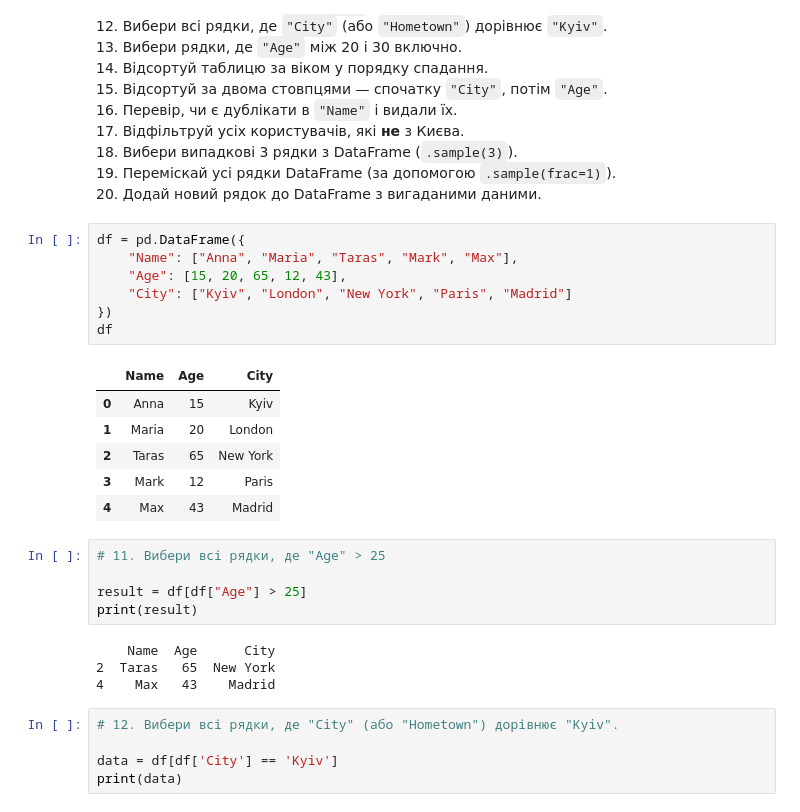
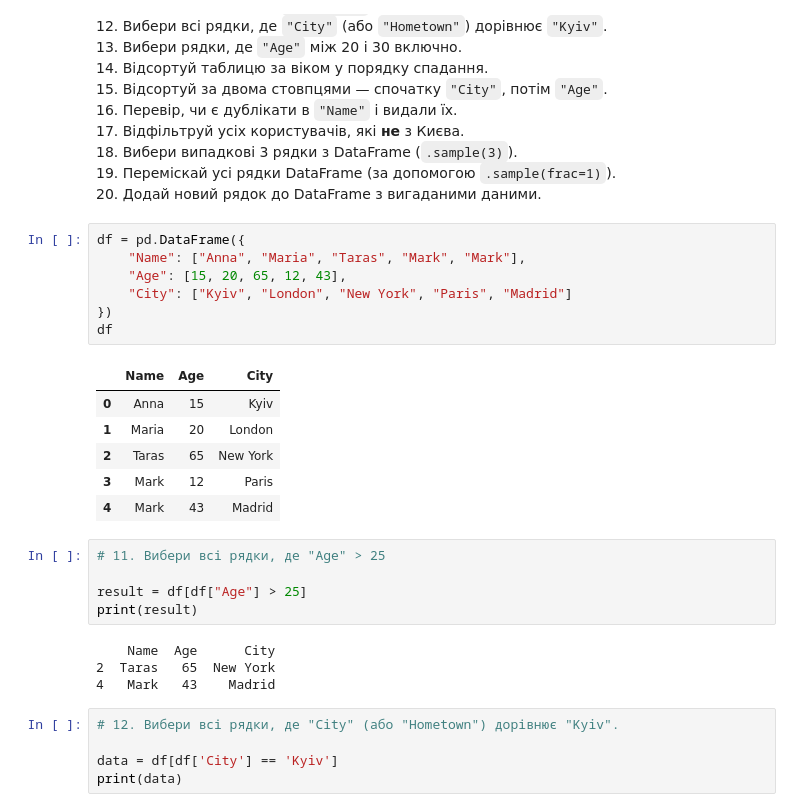
Before and after one commit to HalynaYaremenko/test-tasks-Python, a Jupyter notebook: pandas_matplotlib_practice.ipynb, the cells around one changed output. Cells and saved outputs as stored; diff of their text form.

```diff
--- a/pandas_matplotlib_practice.ipynb
+++ b/pandas_matplotlib_practice.ipynb
@@ -155,18 +155,18 @@ df[["Name", "Age"]]
 20. Додай новий рядок до DataFrame з вигаданими даними.
 # %%
 df = pd.DataFrame({
-    "Name": ["Anna", "Maria", "Taras", "Mark", "Max"],
+    "Name": ["Anna", "Maria", "Taras", "Mark", "Mark"],
     "Age": [15, 20, 65, 12, 43],
     "City": ["Kyiv", "London", "New York", "Paris", "Madrid"]
 })
 df
 # %% [output]
 |  | Name | Age | City |
 | 0 | Anna | 15 | Kyiv |
 | 1 | Maria | 20 | London |
 | 2 | Taras | 65 | New York |
 | 3 | Mark | 12 | Paris |
-| 4 | Max | 43 | Madrid |
+| 4 | Mark | 43 | Madrid |
 # %%
 # 11. Вибери всі рядки, де "Age" > 25
 
@@ -175,7 +175,7 @@ print(result)
 # %% [output]
     Name  Age      City
 2  Taras   65  New York
-4    Max   43    Madrid
+4   Mark   43    Madrid
 # %%
 # 12. Вибери всі рядки, де "City" (або "Hometown") дорівнює "Kyiv".
 
```
Also changed, not shown: parts of 7 cells of this notebook.
